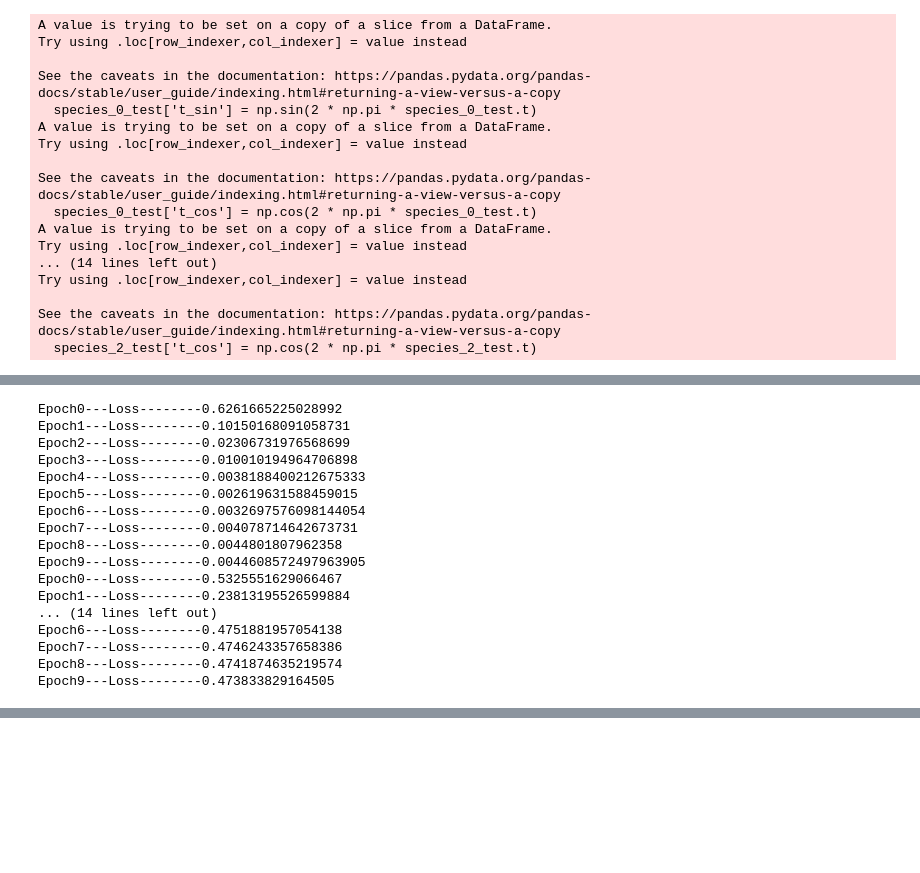
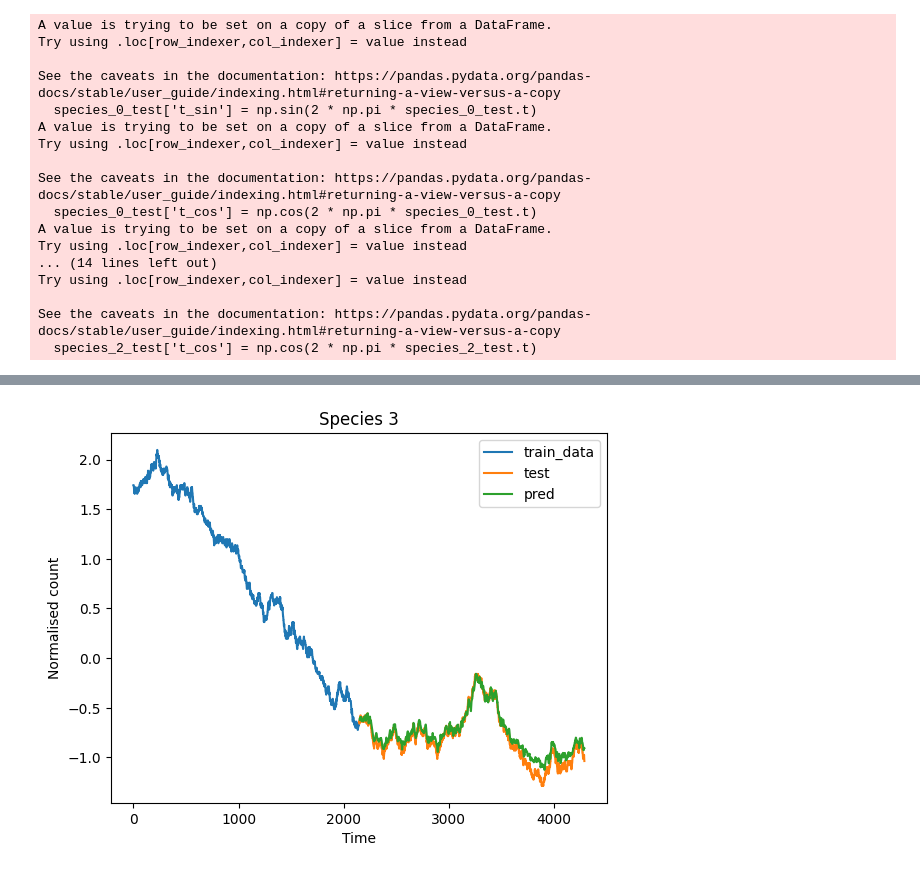
Before and after one commit to Mijan/NN-CTMC, a Jupyter notebook: Jupyter_notebooks/test_rnn_models.ipynb, the cells around one changed output, grey strips where cells are left out. Cells and saved outputs as stored; diff of their text form; code cells hidden in the pictures; blank space fills up the shorter version.

```diff
--- a/Jupyter_notebooks/test_rnn_models.ipynb
+++ b/Jupyter_notebooks/test_rnn_models.ipynb
@@ -275,4 +214,7 @@ train_generator_3 = make_dataset(species_2)
 # %%
-model  = MultiRNNTrainer([train_generator_1, train_generator_2, train_generator_3])
+model  = MultiRNNTrainer([generator_1.train_generator(),
+                          generator_2.train_generator(),
+                          generator_3.train_generator()])
+model.compile_and_fit(epochs=10)
 # %% [output]
 [<_MapDataset element_spec=(TensorSpec(shape=(None, None, 3), dtype=tf.float32, name=None), TensorSpec(shape=(None, None, 1), dtype=tf.float32, name=None))>, <_MapDataset element_spec=(TensorSpec(shap ...
@@ -279,33 +237,19 @@ model  = MultiRNNTrainer([train_generator_1, train_generator_2, train_generator_
-# %%
-model.train(epochs=10)
-# %% [output]
-Epoch0---Loss--------0.6261665225028992
-Epoch1---Loss--------0.10150168091058731
-Epoch2---Loss--------0.02306731976568699
-Epoch3---Loss--------0.010010194964706898
-Epoch4---Loss--------0.0038188400212675333
-Epoch5---Loss--------0.002619631588459015
-Epoch6---Loss--------0.0032697576098144054
-Epoch7---Loss--------0.004078714642673731
-Epoch8---Loss--------0.0044801807962358
-Epoch9---Loss--------0.0044608572497963905
-Epoch0---Loss--------0.5325551629066467
-Epoch1---Loss--------0.23813195526599884
-... (14 lines left out)
-Epoch6---Loss--------0.4751881957054138
-Epoch7---Loss--------0.4746243357658386
-Epoch8---Loss--------0.4741874635219574
-Epoch9---Loss--------0.473833829164505
 # %%
-test_generator = make_dataset(species_2_test)
-model_= model.models[-1]
-
 pred = []
 targ = []
-for feat, target in test_generator:
-    pred.append(np.array(model_.predict(feat)))
+for feat, target in generator_1.test_generator():
+    pred.append(np.array(model.models[0].predict(feat)))
     targ.append(np.array(target))
 
 pred = np.vstack(pred)
 targ = np.vstack(targ)
+
+plt.plot(species_0["y_0"], label="train_data")
+plt.plot(species_0_test.y_0, label="test")
+plt.plot(species_0_test.index[6:], pred, label="pred")
+plt.title("Species 3")
+plt.xlabel("Time")
+plt.ylabel("Normalised count")
+plt.legend()
+plt.show()
 # %% [output]
@@ -328,0 +273 @@ targ = np.vstack(targ)
+[figure, added]
```
Also changed, not shown: parts of 17 cells of this notebook, 1 other file.
